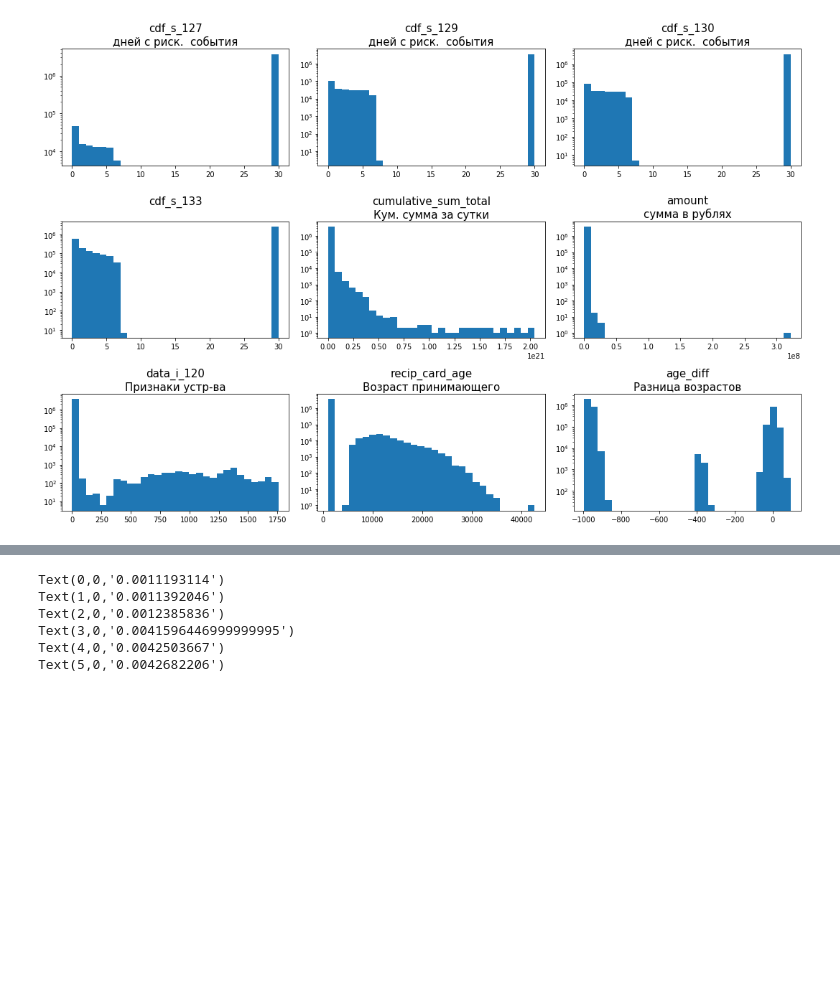
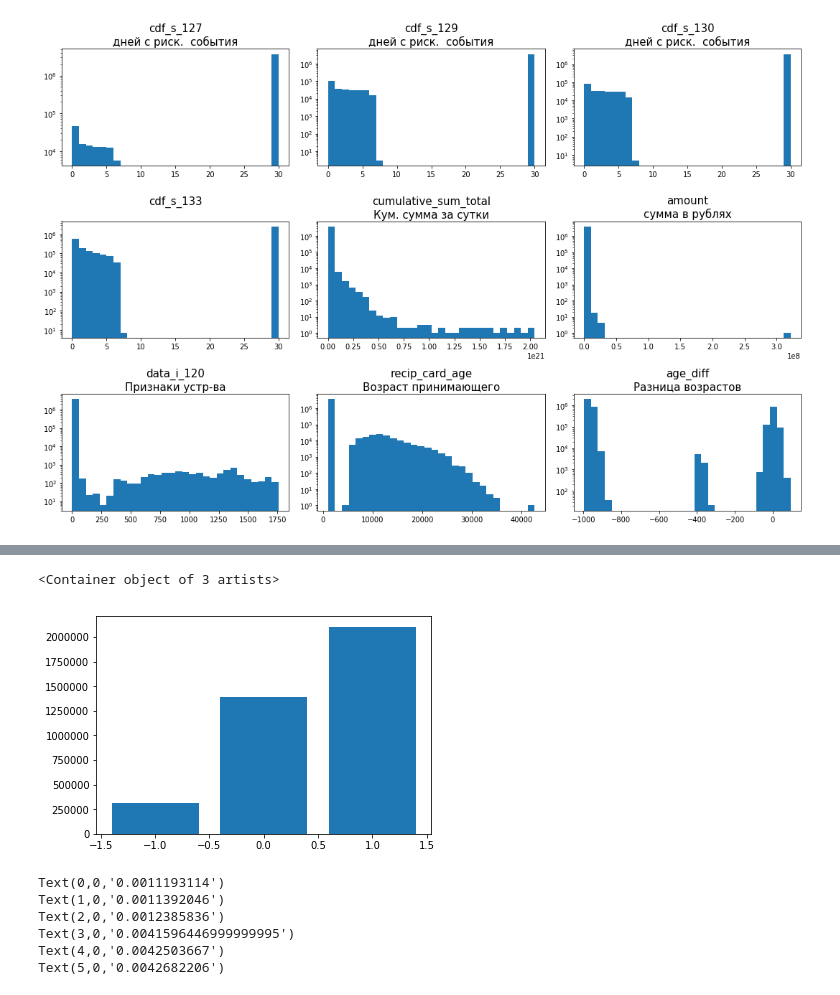
Before and after one commit to orlov-alexander/hse_nis, a Jupyter notebook: notebooks/exploration/andrey_data_visualization.ipynb, the cells around one changed output, grey strips where cells are left out. Saved outputs shown, nothing was run; the diff lists cells and outputs as text; code cells hidden in the pictures; blank space fills up the shorter version.

```diff
--- a/notebooks/exploration/andrey_data_visualization.ipynb
+++ b/notebooks/exploration/andrey_data_visualization.ipynb
@@ -443,3 +488,9 @@ for i, feature in enumerate(cat_feats):
+# %%
+cnt = data_train[cat_feats[0]].value_counts()
+plt.bar(cnt.index.values, cnt.values)
+# %% [output]
+<Container object of 3 artists>
+[figure, added]
 # %%
 labels = ax.get_xticklabels()
 for label in labels:
```
Also changed, not shown: parts of 11 cells of this notebook, 15 other files.
